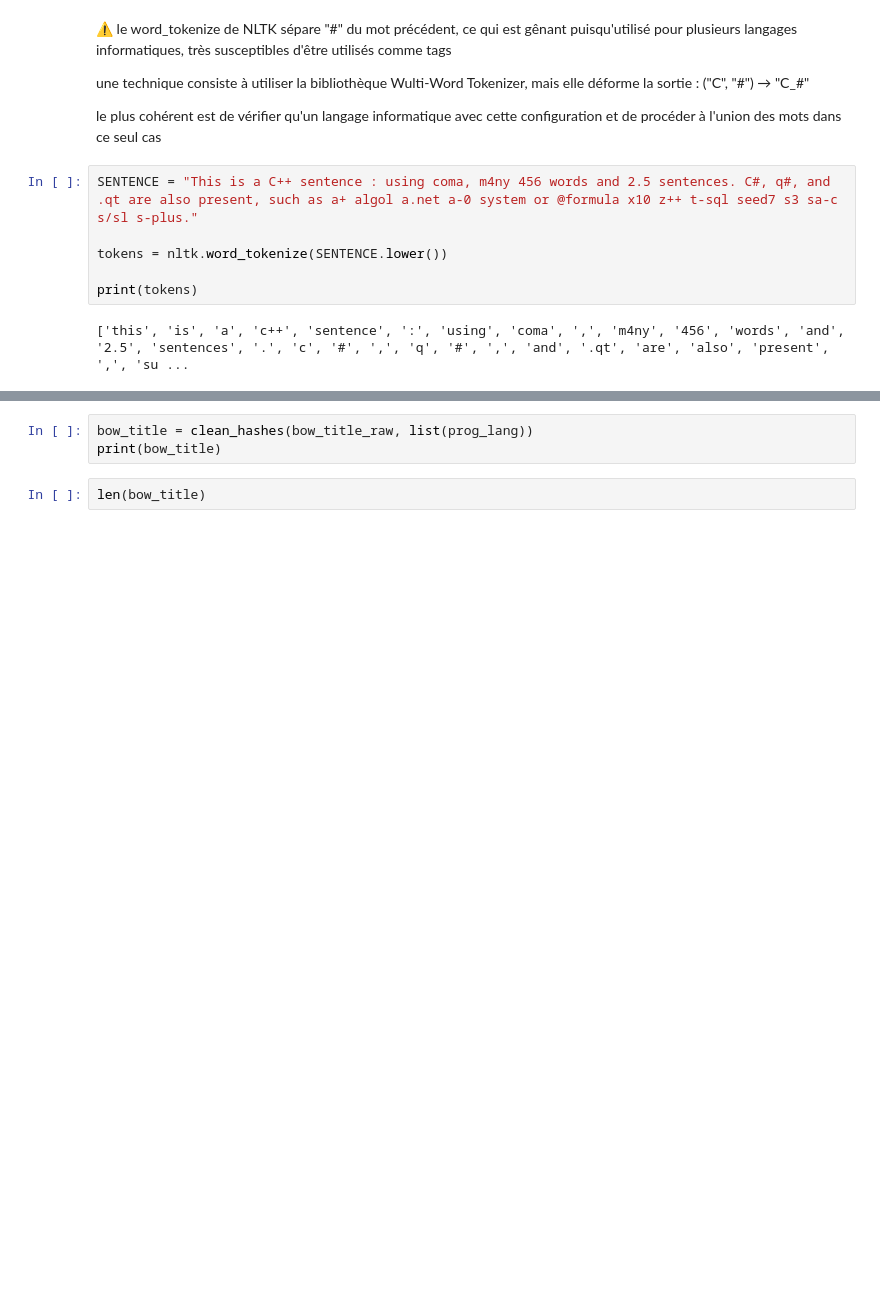
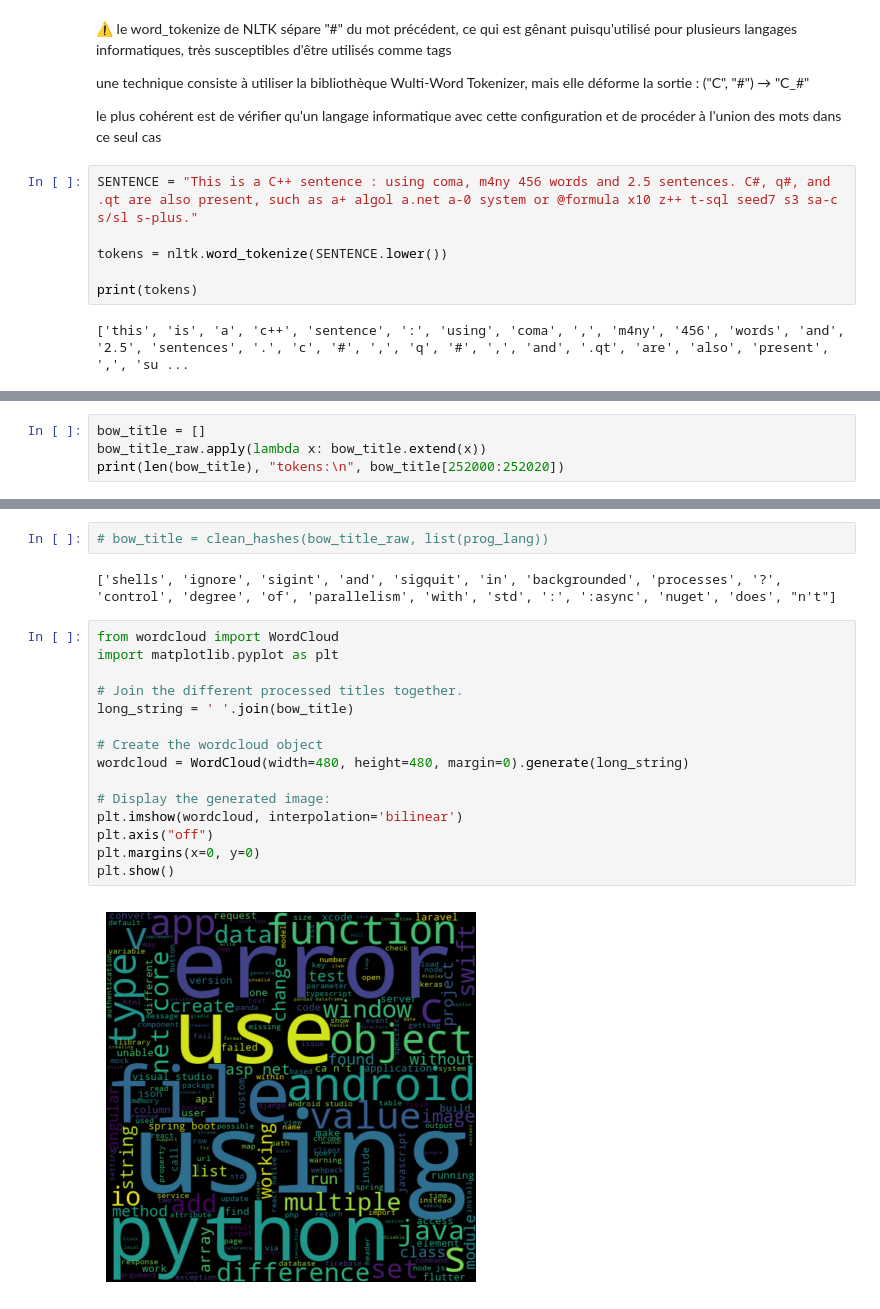
Before and after one commit to sycod/OC_P5_SoF, a Jupyter notebook: 1_EDA.ipynb, the cells around one changed output, grey strips where cells are left out. Drawn from its saved outputs; the diff is of its cells as text; blank space fills up the shorter version.

Commit message:
tag cloud

```diff
--- a/1_EDA.ipynb
+++ b/1_EDA.ipynb
@@ -238,0 +198,4 @@ Name: Title, Length: 50000, dtype: object
+# %%
+bow_title = []
+bow_title_raw.apply(lambda x: bow_title.extend(x))
+print(len(bow_title), "tokens:\n", bow_title[252000:252020])
@@ -239,5 +243,21 @@ Name: Title, Length: 50000, dtype: object
 # %%
-bow_title = clean_hashes(bow_title_raw, list(prog_lang))
-print(bow_title)
+# bow_title = clean_hashes(bow_title_raw, list(prog_lang))
+# %% [output]
+['shells', 'ignore', 'sigint', 'and', 'sigquit', 'in', 'backgrounded', 'processes', '?', 'control', 'degree', 'of', 'parallelism', 'with', 'std', ':', ':async', 'nuget', 'does', "n't"]
-# %%
-len(bow_title)
+# %%
+from wordcloud import WordCloud
+import matplotlib.pyplot as plt
+
+# Join the different processed titles together.
+long_string = ' '.join(bow_title)
+
+# Create the wordcloud object
+wordcloud = WordCloud(width=480, height=480, margin=0).generate(long_string)
+
+# Display the generated image:
+plt.imshow(wordcloud, interpolation='bilinear')
+plt.axis("off")
+plt.margins(x=0, y=0)
+plt.show()
+# %% [output]
+[figure, added]
```
Also changed, not shown: parts of 19 cells of this notebook, 1 other file.
